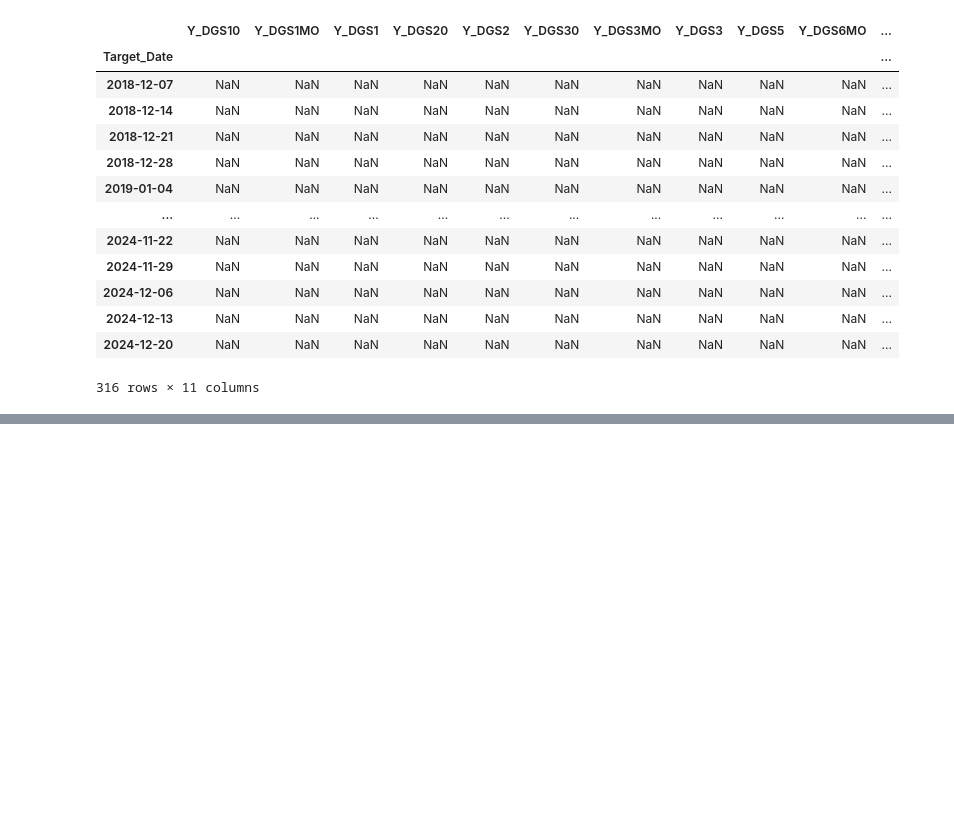
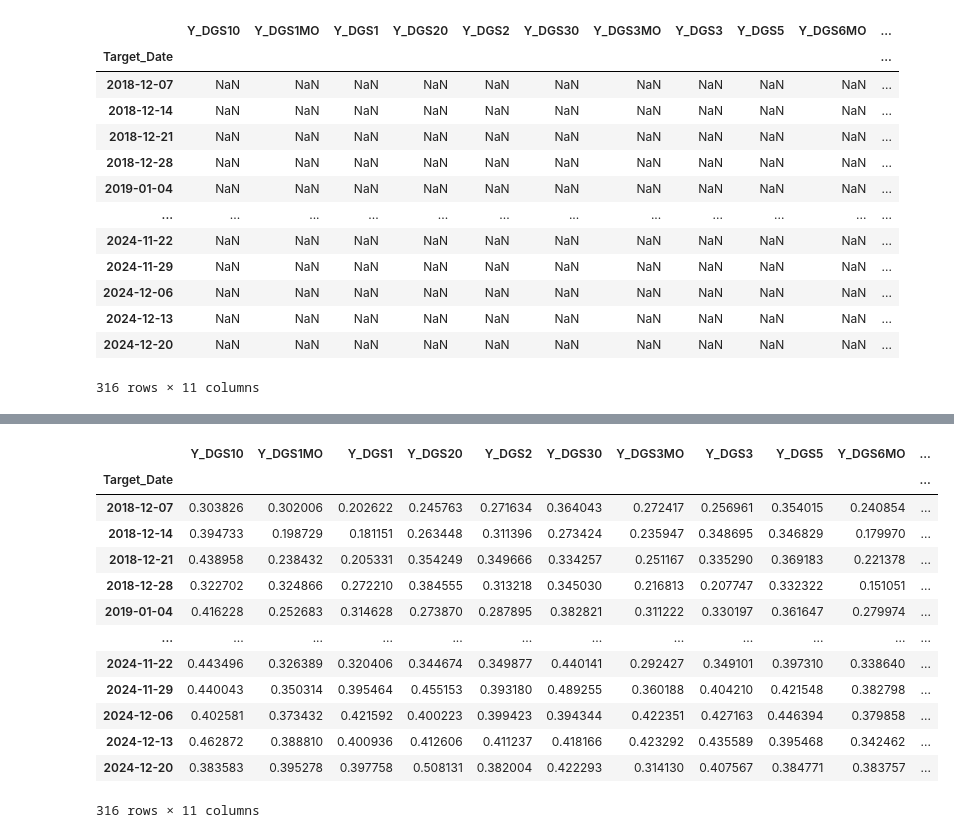
Before and after one commit to jeanlouvaleau/ML-for-trading-project, a Jupyter notebook: RollingLSTM.ipynb, the cells around one changed output, grey strips where cells are left out. Saved outputs shown, nothing was run; the diff lists cells and outputs as text; code cells hidden in the pictures; blank space fills up the shorter version.

Commit message:
Update lstm accuracies

```diff
--- a/RollingLSTM.ipynb
+++ b/RollingLSTM.ipynb
@@ -1043,0 +1060,20 @@ c_preds.to_csv("forecast_LSTM_cls_12864128_0.02MI_2patience_52LB_evalsscores.csv
+# %%
+pd.read_csv(
+    "results of models/forecast_LSTM_cls_12864128_0.02MI_2patience_52LB_evalsscores.csv",
+    index_col=0,
+)
+# %% [output]
+|  | Y_DGS10 | Y_DGS1MO | Y_DGS1 | Y_DGS20 | Y_DGS2 | Y_DGS30 | Y_DGS3MO | Y_DGS3 | Y_DGS5 | Y_DGS6MO | ... |
+| Target_Date |  |  |  |  |  |  |  |  |  |  | ... |
+| 2018-12-07 | 0.303826 | 0.302006 | 0.202622 | 0.245763 | 0.271634 | 0.364043 | 0.272417 | 0.256961 | 0.354015 | 0.240854 | ... |
+| 2018-12-14 | 0.394733 | 0.198729 | 0.181151 | 0.263448 | 0.311396 | 0.273424 | 0.235947 | 0.348695 | 0.346829 | 0.179970 | ... |
+| 2018-12-21 | 0.438958 | 0.238432 | 0.205331 | 0.354249 | 0.349666 | 0.334257 | 0.251167 | 0.335290 | 0.369183 | 0.221378 | ... |
+| 2018-12-28 | 0.322702 | 0.324866 | 0.272210 | 0.384555 | 0.313218 | 0.345030 | 0.216813 | 0.207747 | 0.332322 | 0.151051 | ... |
+| 2019-01-04 | 0.416228 | 0.252683 | 0.314628 | 0.273870 | 0.287895 | 0.382821 | 0.311222 | 0.330197 | 0.361647 | 0.279974 | ... |
+| ... | ... | ... | ... | ... | ... | ... | ... | ... | ... | ... | ... |
+| 2024-11-22 | 0.443496 | 0.326389 | 0.320406 | 0.344674 | 0.349877 | 0.440141 | 0.292427 | 0.349101 | 0.397310 | 0.338640 | ... |
+| 2024-11-29 | 0.440043 | 0.350314 | 0.395464 | 0.455153 | 0.393180 | 0.489255 | 0.360188 | 0.404210 | 0.421548 | 0.382798 | ... |
+| 2024-12-06 | 0.402581 | 0.373432 | 0.421592 | 0.400223 | 0.399423 | 0.394344 | 0.422351 | 0.427163 | 0.446394 | 0.379858 | ... |
+| 2024-12-13 | 0.462872 | 0.388810 | 0.400936 | 0.412606 | 0.411237 | 0.418166 | 0.423292 | 0.435589 | 0.395468 | 0.342462 | ... |
+| 2024-12-20 | 0.383583 | 0.395278 | 0.397758 | 0.508131 | 0.382004 | 0.422293 | 0.314130 | 0.407567 | 0.384771 | 0.383757 | ... |
+316 rows × 11 columns
```
Also changed, not shown: parts of 9 cells of this notebook, 1 other file.
